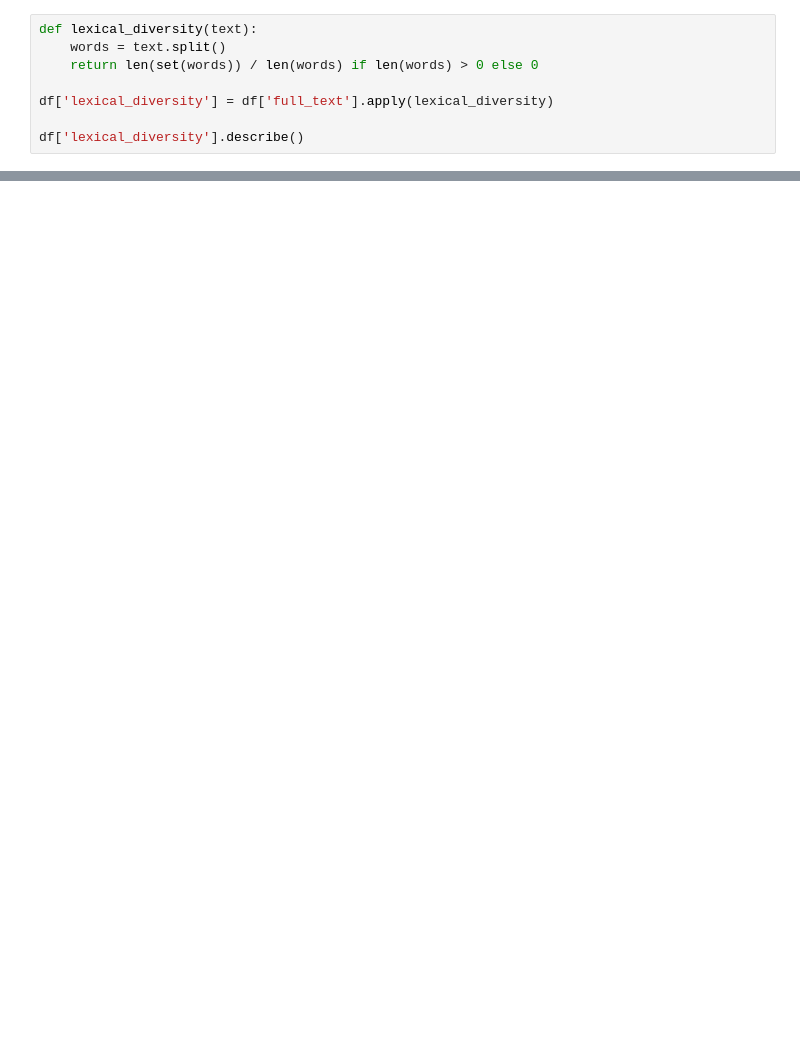
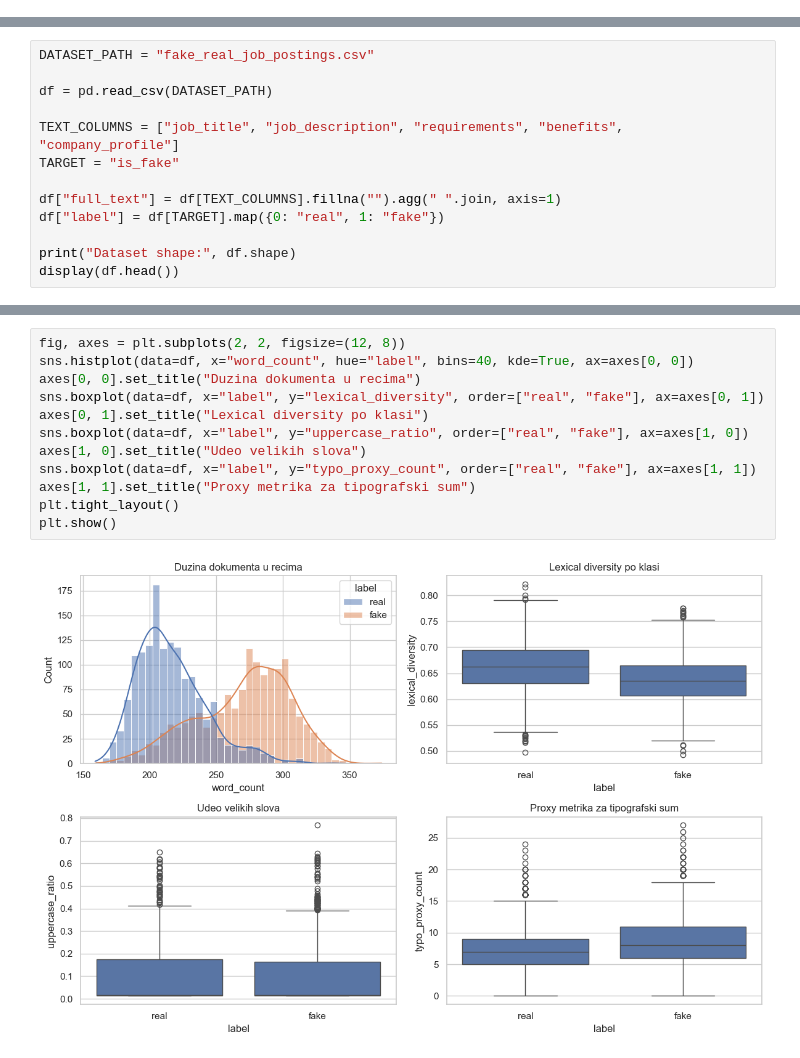
Before and after one commit to nemanjastojanovicc/detect-fake-jobs, a Jupyter notebook: detect-fake-jobs.ipynb, the cells around one changed output, grey strips where cells are left out. Drawn from its saved outputs; the diff is of its cells as text; blank space fills up the shorter version.

```diff
--- a/detect-fake-jobs.ipynb
+++ b/detect-fake-jobs.ipynb
@@ -141,8 +0,0 @@ Vocabulary size: 2647
-# %%
-def lexical_diversity(text):
-    words = text.split()
-    return len(set(words)) / len(words) if len(words) > 0 else 0
-
-df['lexical_diversity'] = df['full_text'].apply(lexical_diversity)
-
-df['lexical_diversity'].describe()
@@ -352,0 +59,13 @@ weighted avg       0.86      0.85      0.85       600
+# %%
+DATASET_PATH = "fake_real_job_postings.csv"
+
+df = pd.read_csv(DATASET_PATH)
+
+TEXT_COLUMNS = ["job_title", "job_description", "requirements", "benefits", "company_profile"]
+TARGET = "is_fake"
+
+df["full_text"] = df[TEXT_COLUMNS].fillna("").agg(" ".join, axis=1)
+df["label"] = df[TARGET].map({0: "real", 1: "fake"})
+
+print("Dataset shape:", df.shape)
+display(df.head())
@@ -352,0 +217,14 @@ weighted avg       0.86      0.85      0.85       600
+# %%
+fig, axes = plt.subplots(2, 2, figsize=(12, 8))
+sns.histplot(data=df, x="word_count", hue="label", bins=40, kde=True, ax=axes[0, 0])
+axes[0, 0].set_title("Duzina dokumenta u recima")
+sns.boxplot(data=df, x="label", y="lexical_diversity", order=["real", "fake"], ax=axes[0, 1])
+axes[0, 1].set_title("Lexical diversity po klasi")
+sns.boxplot(data=df, x="label", y="uppercase_ratio", order=["real", "fake"], ax=axes[1, 0])
+axes[1, 0].set_title("Udeo velikih slova")
+sns.boxplot(data=df, x="label", y="typo_proxy_count", order=["real", "fake"], ax=axes[1, 1])
+axes[1, 1].set_title("Proxy metrika za tipografski sum")
+plt.tight_layout()
+plt.show()
+# %% [output]
+[figure, added]
```
Also changed, not shown: parts of 57 cells of this notebook, 2 other files.
